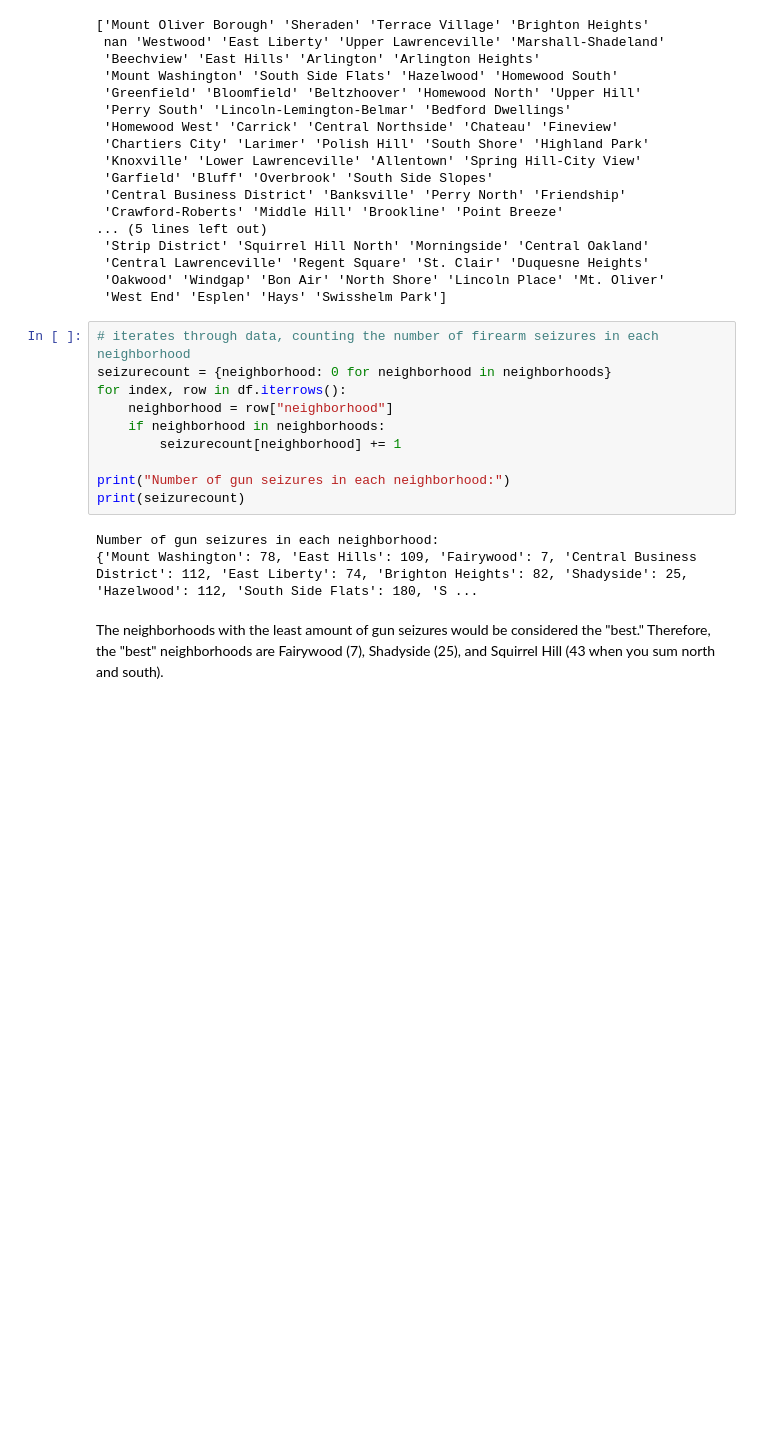
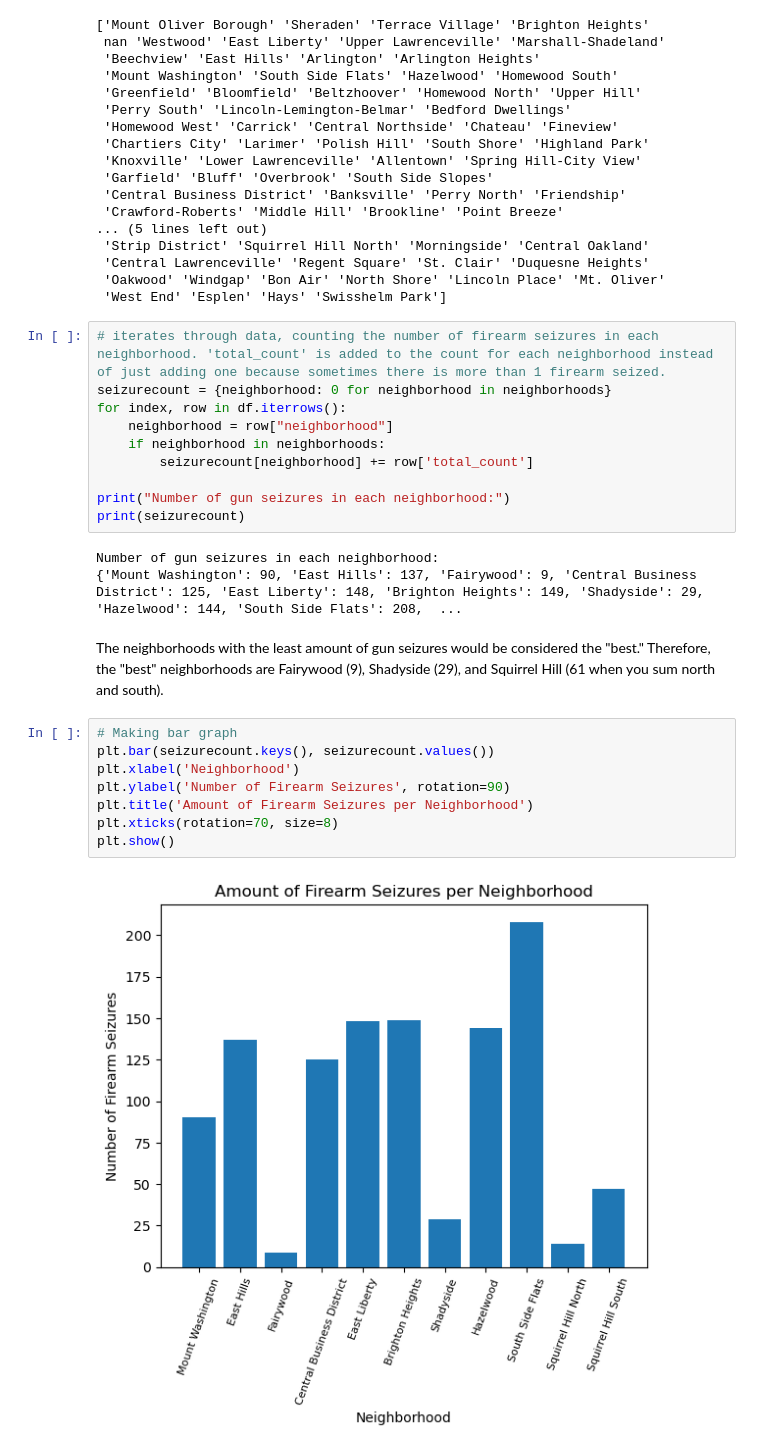
Before and after one commit to emilybartell06/Big-Ideas-Final-Project, a Jupyter notebook: EJM227 Final Proj.ipynb, the cells around one changed output. Drawn from its saved outputs; the diff is of its cells as text; blank space fills up the shorter version.

```diff
--- a/EJM227 Final Proj.ipynb
+++ b/EJM227 Final Proj.ipynb
@@ -52,17 +57,27 @@ print(unique_vals)
  'Oakwood' 'Windgap' 'Bon Air' 'North Shore' 'Lincoln Place' 'Mt. Oliver'
  'West End' 'Esplen' 'Hays' 'Swisshelm Park']
 # %%
-# iterates through data, counting the number of firearm seizures in each neighborhood
+# iterates through data, counting the number of firearm seizures in each neighborhood. 'total_count' is added to the count for each neighborhood instead of just adding one because sometimes there is more than 1 firearm seized.
 seizurecount = {neighborhood: 0 for neighborhood in neighborhoods}
 for index, row in df.iterrows():
     neighborhood = row["neighborhood"]
     if neighborhood in neighborhoods:
-        seizurecount[neighborhood] += 1
+        seizurecount[neighborhood] += row['total_count']
 
 print("Number of gun seizures in each neighborhood:")
 print(seizurecount)
 # %% [output]
 Number of gun seizures in each neighborhood:
-{'Mount Washington': 78, 'East Hills': 109, 'Fairywood': 7, 'Central Business District': 112, 'East Liberty': 74, 'Brighton Heights': 82, 'Shadyside': 25, 'Hazelwood': 112, 'South Side Flats': 180, 'S ...
+{'Mount Washington': 90, 'East Hills': 137, 'Fairywood': 9, 'Central Business District': 125, 'East Liberty': 148, 'Brighton Heights': 149, 'Shadyside': 29, 'Hazelwood': 144, 'South Side Flats': 208,  ...
 # %% [markdown]
-The neighborhoods with the least amount of gun seizures would be considered the "best." Therefore, the "best" neighborhoods are Fairywood (7), Shadyside (25), and Squirrel Hill (43 when you sum north and south).
+The neighborhoods with the least amount of gun seizures would be considered the "best." Therefore, the "best" neighborhoods are Fairywood (9), Shadyside (29), and Squirrel Hill (61 when you sum north and south).
+# %%
+# Making bar graph
+plt.bar(seizurecount.keys(), seizurecount.values())
+plt.xlabel('Neighborhood')
+plt.ylabel('Number of Firearm Seizures', rotation=90)
+plt.title('Amount of Firearm Seizures per Neighborhood')
+plt.xticks(rotation=70, size=8)
+plt.show()
+# %% [output]
+[figure, added]
```
Also changed, not shown: parts of 3 cells of this notebook.
